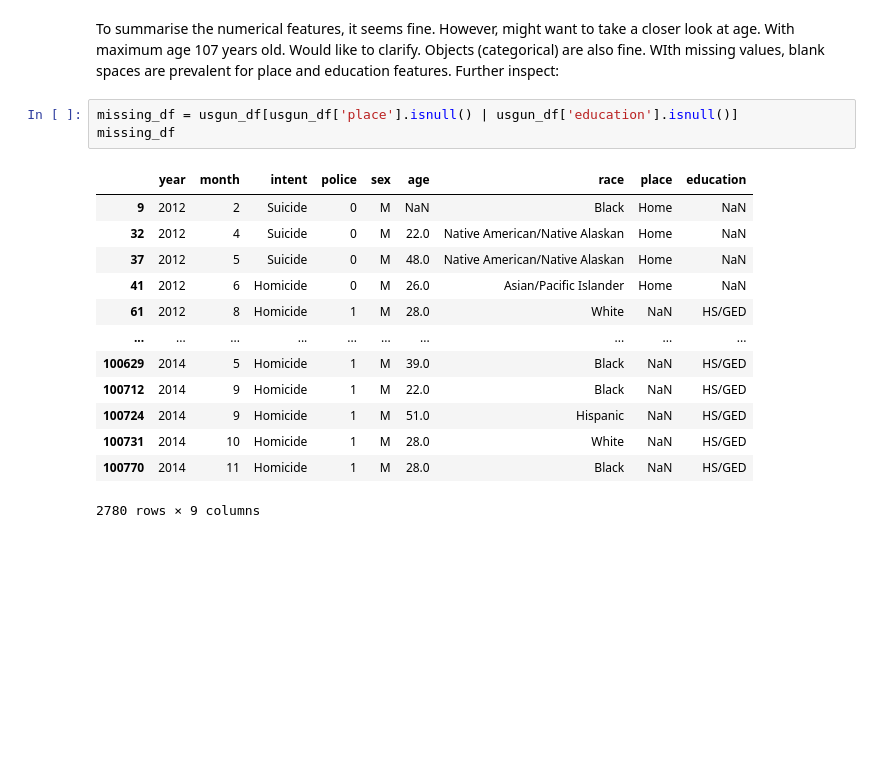
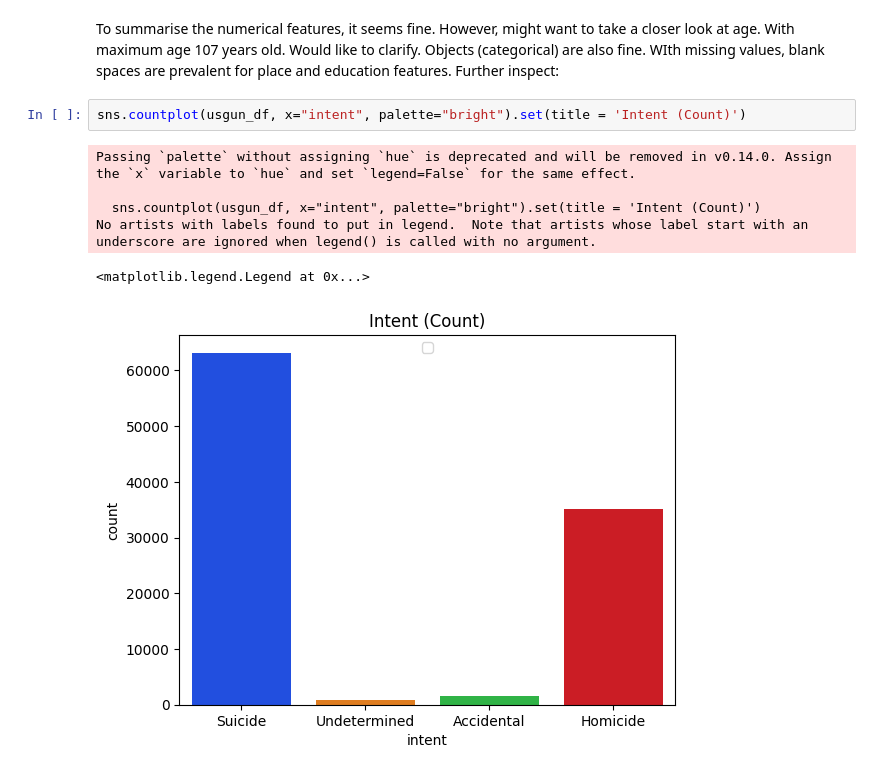
Before and after one commit to kevtr0801/ds_portfolio, a Jupyter notebook: gun_deaths_us.ipynb, the cells around one changed output. Drawn from its saved outputs; the diff is of its cells as text; blank space fills up the shorter version.

```diff
--- a/gun_deaths_us.ipynb
+++ b/gun_deaths_us.ipynb
@@ -79,20 +81,12 @@ memory usage: 6.9+ MB
 # %% [markdown]
 To summarise the numerical features, it seems fine. However, might want to take a closer look at age. With maximum age 107 years old. Would like to clarify.
 Objects (categorical) are also fine. WIth missing values, blank spaces are prevalent for place and education features. Further inspect:
-# %%
-missing_df = usgun_df[usgun_df['place'].isnull() | usgun_df['education'].isnull()]
-missing_df
-# %% [output]
-|  | year | month | intent | police | sex | age | race | place | education |
-| 9 | 2012 | 2 | Suicide | 0 | M | NaN | Black | Home | NaN |
-| 32 | 2012 | 4 | Suicide | 0 | M | 22.0 | Native American/Native Alaskan | Home | NaN |
-| 37 | 2012 | 5 | Suicide | 0 | M | 48.0 | Native American/Native Alaskan | Home | NaN |
-| 41 | 2012 | 6 | Homicide | 0 | M | 26.0 | Asian/Pacific Islander | Home | NaN |
-| 61 | 2012 | 8 | Homicide | 1 | M | 28.0 | White | NaN | HS/GED |
-| ... | ... | ... | ... | ... | ... | ... | ... | ... | ... |
-| 100629 | 2014 | 5 | Homicide | 1 | M | 39.0 | Black | NaN | HS/GED |
-| 100712 | 2014 | 9 | Homicide | 1 | M | 22.0 | Black | NaN | HS/GED |
-| 100724 | 2014 | 9 | Homicide | 1 | M | 51.0 | Hispanic | NaN | HS/GED |
-| 100731 | 2014 | 10 | Homicide | 1 | M | 28.0 | White | NaN | HS/GED |
-| 100770 | 2014 | 11 | Homicide | 1 | M | 28.0 | Black | NaN | HS/GED |
-2780 rows × 9 columns
+# %%
+sns.countplot(usgun_df, x="intent", palette="bright").set(title = 'Intent (Count)')
+# %% [output]
+Passing `palette` without assigning `hue` is deprecated and will be removed in v0.14.0. Assign the `x` variable to `hue` and set `legend=False` for the same effect.
+
+  sns.countplot(usgun_df, x="intent", palette="bright").set(title = 'Intent (Count)')
+No artists with labels found to put in legend.  Note that artists whose label start with an underscore are ignored when legend() is called with no argument.
+<matplotlib.legend.Legend at 0x...>
+[figure, added]
```
Also changed, not shown: parts of 1 cell of this notebook.
